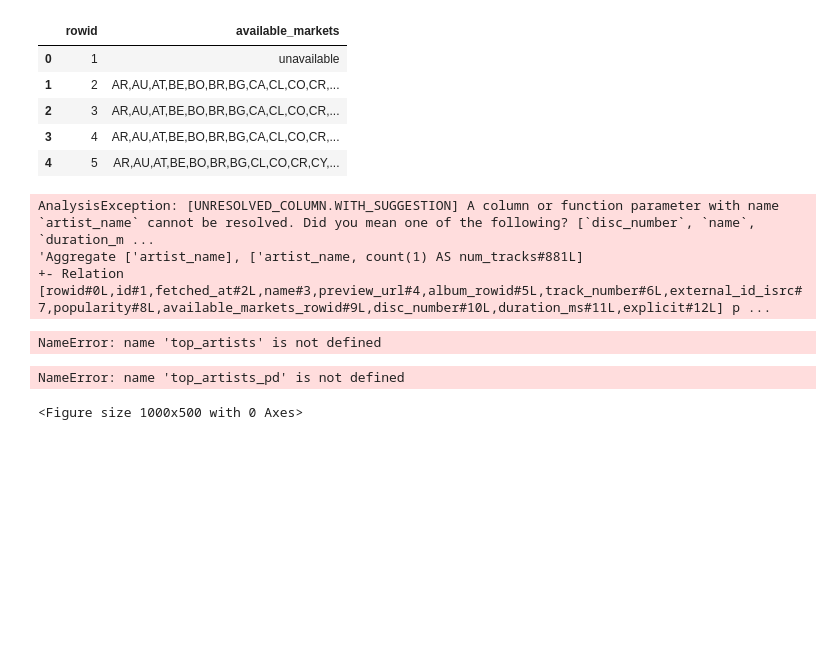
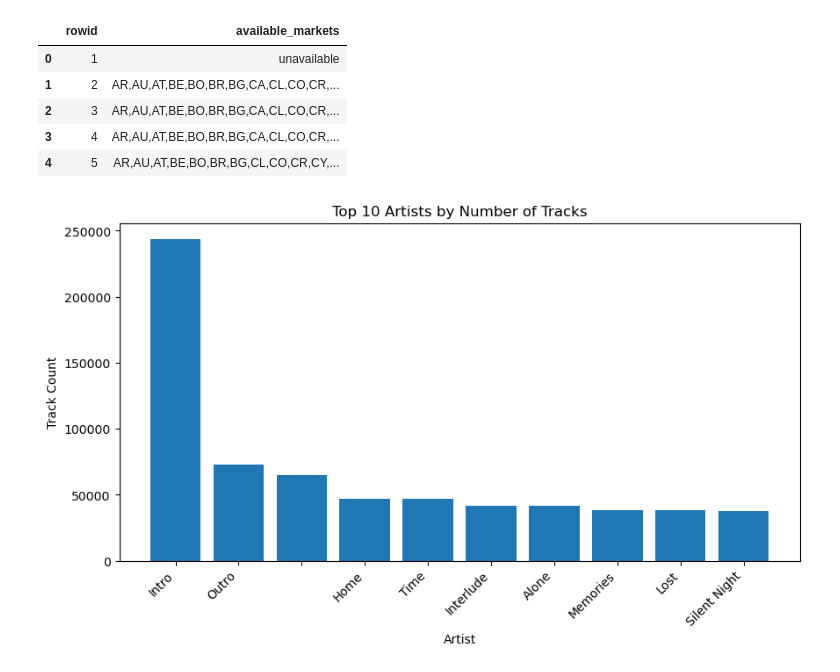
Before and after one commit to truth-breaker/DSC-232-Group-Project, a Jupyter notebook: Project 2 Workspace.ipynb, the cells around one changed output. Saved outputs shown, nothing was run; the diff lists cells and outputs as text; code cells hidden in the pictures; blank space fills up the shorter version.

```diff
--- a/Project 2 Workspace.ipynb
+++ b/Project 2 Workspace.ipynb
@@ -228,32 +228,26 @@ available_markets.limit(5).toPandas()
 | 3 | 4 | AR,AU,AT,BE,BO,BR,BG,CA,CL,CO,CR,... |
 | 4 | 5 | AR,AU,AT,BE,BO,BR,BG,CL,CO,CR,CY,... |
 # %%
+#need to do a join if want to look for top 10 artist by # of tracks instead of name of tracks with its counts
 from pyspark.sql.functions import count
 
 top_artists = (
-    tracks.groupBy("artist_name")
+    tracks.groupBy("name")
     .agg(count("*").alias("num_tracks"))
     .orderBy("num_tracks", ascending=False)
     .limit(10)
 )
-# %% [output]
-AnalysisException: [UNRESOLVED_COLUMN.WITH_SUGGESTION] A column or function parameter with name `artist_name` cannot be resolved. Did you mean one of the following? [`disc_number`, `name`, `duration_m ...
-'Aggregate ['artist_name], ['artist_name, count(1) AS num_tracks#881L]
-+- Relation [rowid#0L,id#1,fetched_at#2L,name#3,preview_url#4,album_rowid#5L,track_number#6L,external_id_isrc#7,popularity#8L,available_markets_rowid#9L,disc_number#10L,duration_ms#11L,explicit#12L] p ...
 # %%
 top_artists_pd = top_artists.toPandas()
-# %% [output]
-NameError: name 'top_artists' is not defined
 # %%
 import matplotlib.pyplot as plt
 
 plt.figure(figsize=(10,5))
-plt.bar(top_artists_pd["artist_name"], top_artists_pd["num_tracks"])
+plt.bar(top_artists_pd["name"], top_artists_pd["num_tracks"])
 plt.xticks(rotation=45, ha="right")
 plt.title("Top 10 Artists by Number of Tracks")
 plt.xlabel("Artist")
 plt.ylabel("Track Count")
 plt.show()
 # %% [output]
-NameError: name 'top_artists_pd' is not defined
-<Figure size 1000x500 with 0 Axes>
+[figure, added]
```
Also changed, not shown: 2 other files.
